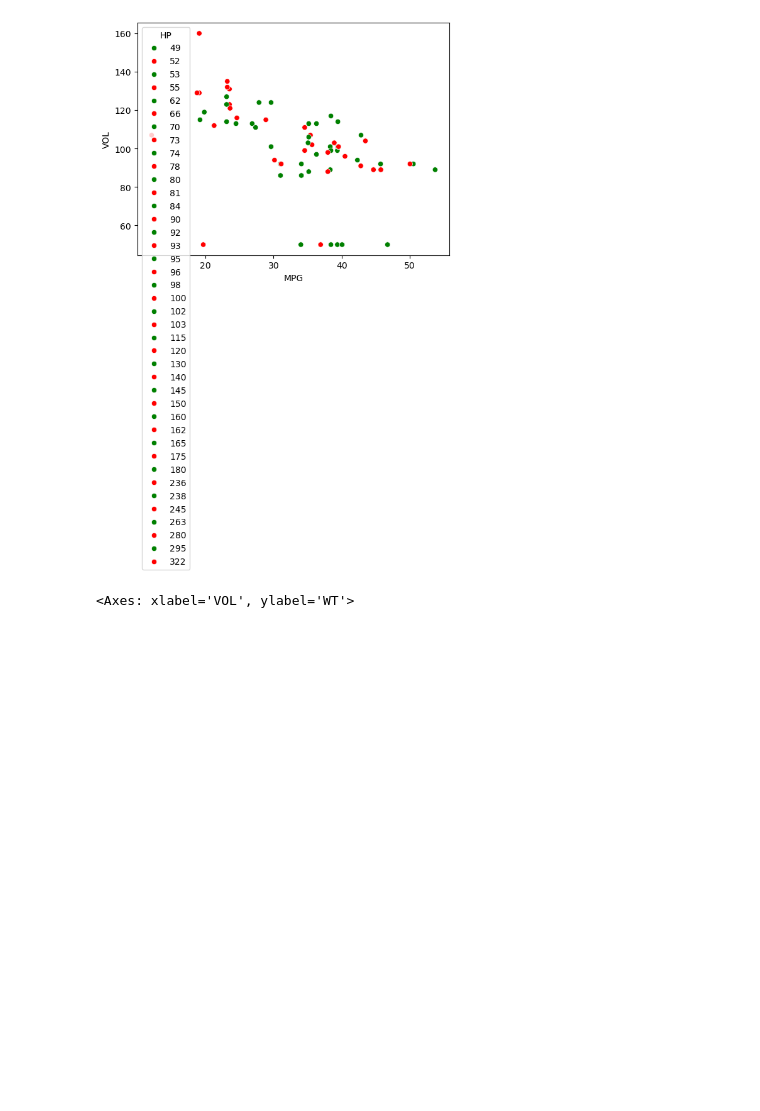
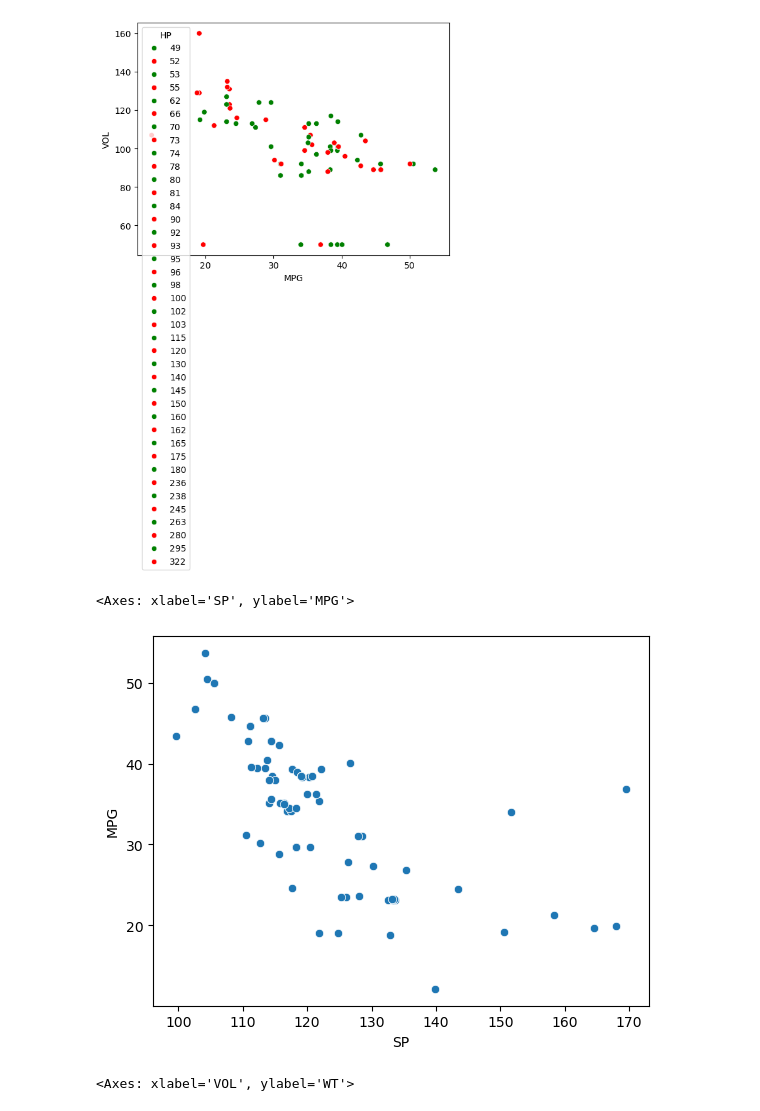
Before and after one commit to yashwanth0690/AD, a Jupyter notebook: day 18.ipynb, the cells around one changed output. Drawn from its saved outputs; the diff is of its cells as text; code cells hidden in the pictures; blank space fills up the shorter version.

```diff
--- a/day 18.ipynb
+++ b/day 18.ipynb
@@ -149,6 +149,11 @@ sns.scatterplot(x=cars['MPG'],y=cars['VOL'],palette=['green','red'],hue=cars['HP
 plt.show()
 # %% [output]
 [figure]
+# %%
+sns.scatterplot(x=cars['SP'], y=cars['MPG'])
+# %% [output]
+<Axes: xlabel='SP', ylabel='MPG'>
+[figure, added]
 # %%
 sns.swarmplot(x=cars['VOL'],y=cars['WT'],palette=['yellow','red'],hue=cars['SP'])
 # %% [output]
```
Also changed, not shown: parts of 6 cells of this notebook.
